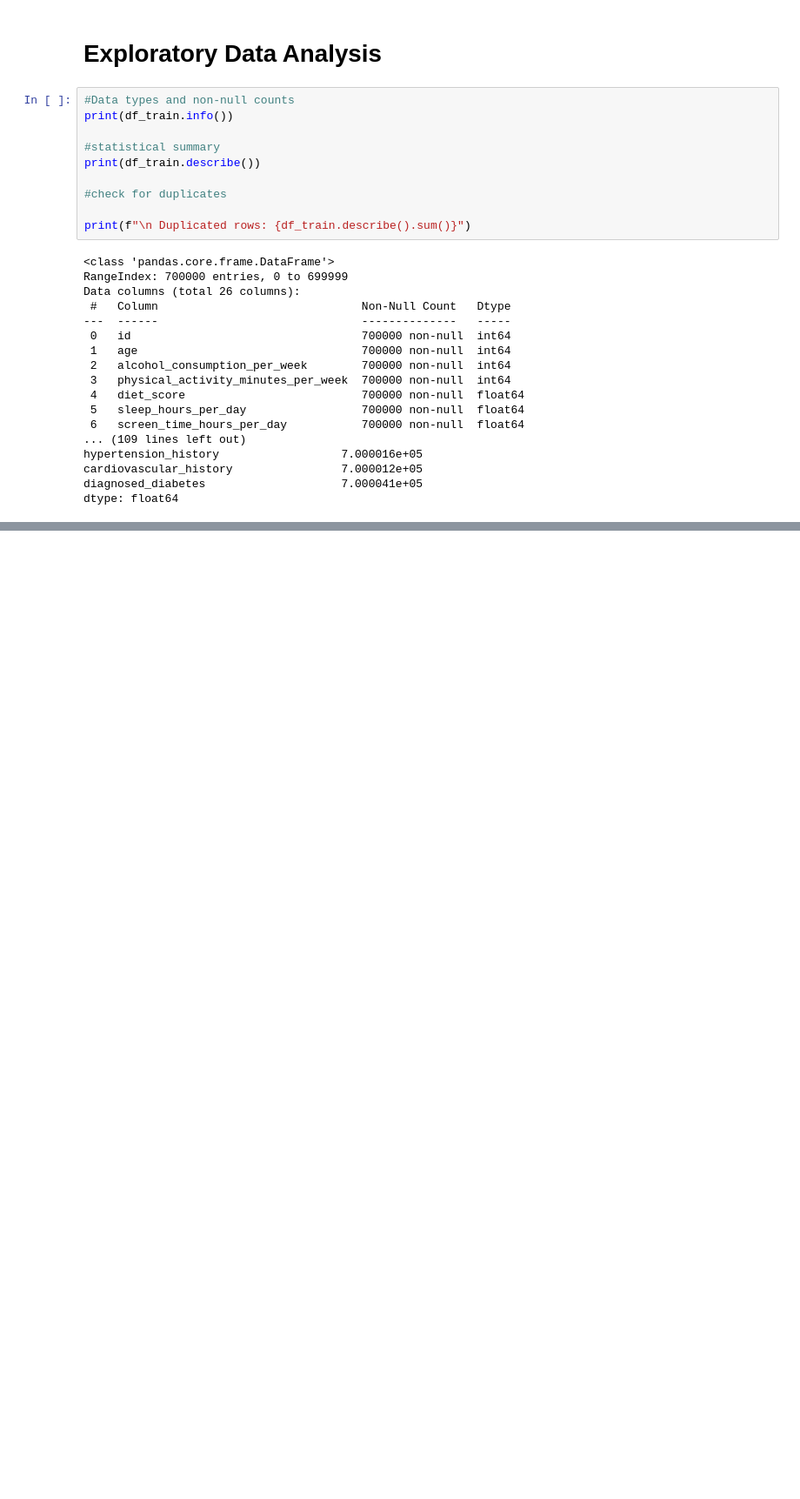
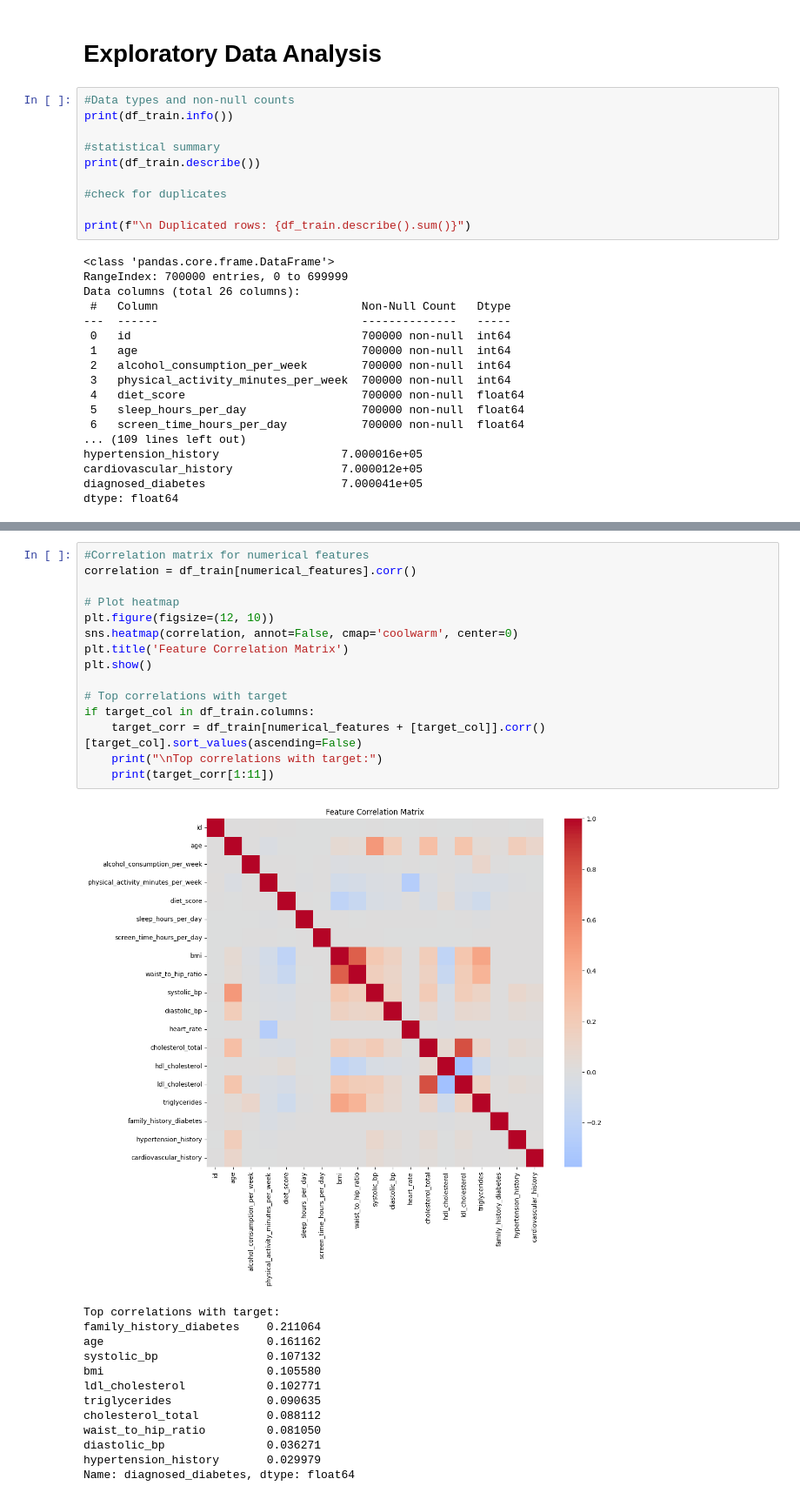
Before and after one commit to saadyaq/diabetes_prediction_challenge, a Jupyter notebook: main.ipynb, the cells around one changed output, grey strips where cells are left out. Shown at 87% size. Cells and saved outputs as stored; diff of their text form; blank space fills up the shorter version.

```diff
--- a/main.ipynb
+++ b/main.ipynb
@@ -88,0 +139,29 @@ missing_pct=(missing/len(df_train))*1000
+# %%
+#Correlation matrix for numerical features
+correlation = df_train[numerical_features].corr()
+
+# Plot heatmap
+plt.figure(figsize=(12, 10))
+sns.heatmap(correlation, annot=False, cmap='coolwarm', center=0)
+plt.title('Feature Correlation Matrix')
+plt.show()
+
+# Top correlations with target
+if target_col in df_train.columns:
+    target_corr = df_train[numerical_features + [target_col]].corr()[target_col].sort_values(ascending=False)
+    print("\nTop correlations with target:")
+    print(target_corr[1:11])
+# %% [output]
+[figure, added]
+Top correlations with target:
+family_history_diabetes    0.211064
+age                        0.161162
+systolic_bp                0.107132
+bmi                        0.105580
+ldl_cholesterol            0.102771
+triglycerides              0.090635
+cholesterol_total          0.088112
+waist_to_hip_ratio         0.081050
+diastolic_bp               0.036271
+hypertension_history       0.029979
+Name: diagnosed_diabetes, dtype: float64
```
Also changed, not shown: parts of 5 cells of this notebook.
